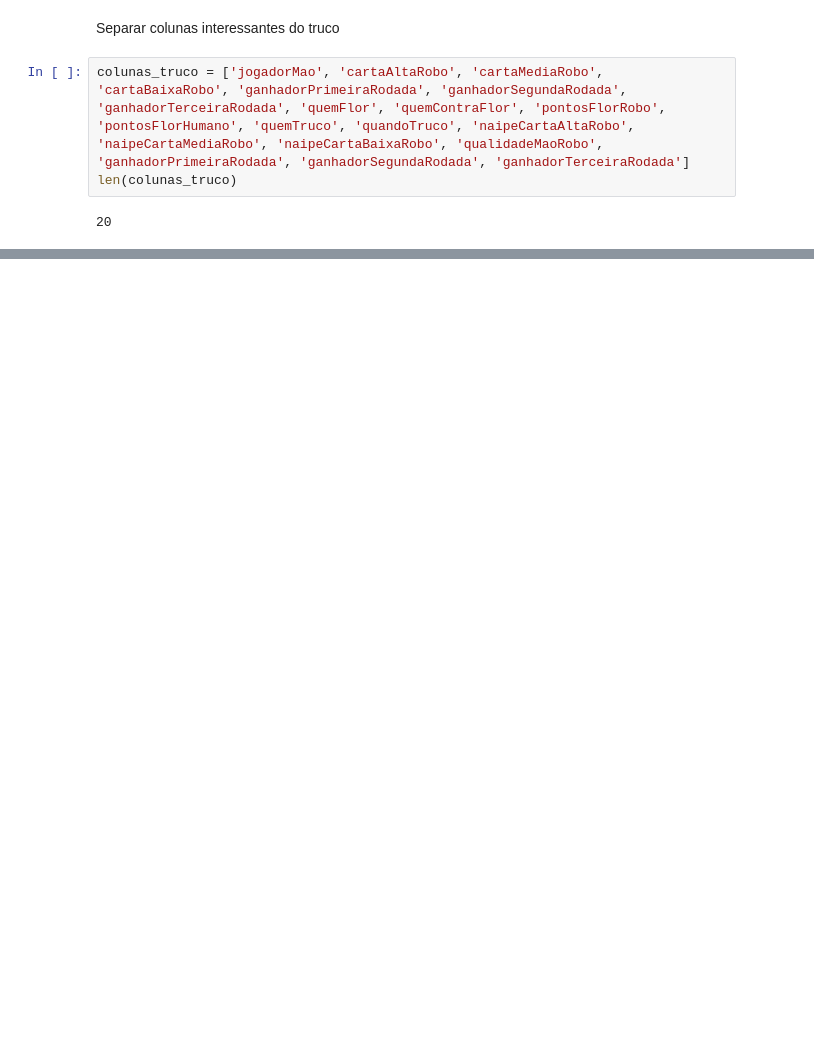
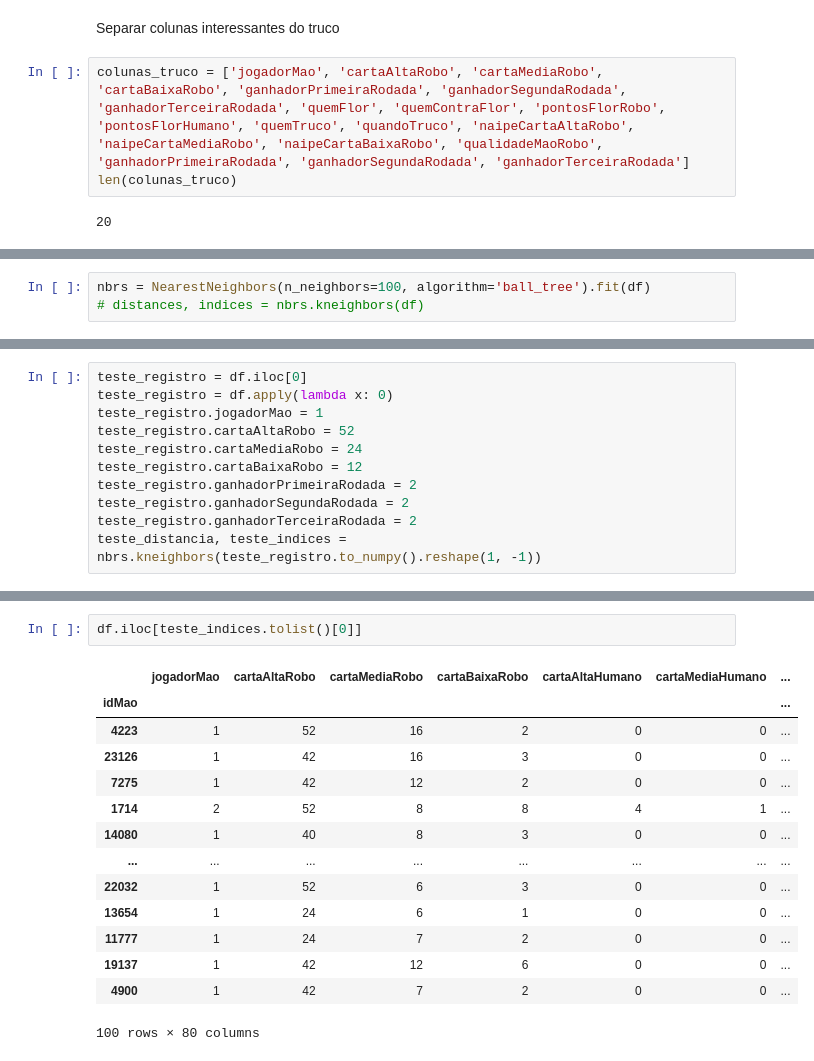
Before and after one commit to fabiodemo/Truco, a Jupyter notebook: cbr.ipynb, the cells around one changed output, grey strips where cells are left out. Cells and saved outputs as stored; diff of their text form; blank space fills up the shorter version.

```diff
--- a/cbr.ipynb
+++ b/cbr.ipynb
@@ -303,0 +312,3 @@ len(colunas_truco)
+# %%
+nbrs = NearestNeighbors(n_neighbors=100, algorithm='ball_tree').fit(df)
+# distances, indices = nbrs.kneighbors(df)
@@ -303,0 +378,11 @@ len(colunas_truco)
+# %%
+teste_registro = df.iloc[0]
+teste_registro = df.apply(lambda x: 0)
+teste_registro.jogadorMao = 1
+teste_registro.cartaAltaRobo = 52
+teste_registro.cartaMediaRobo = 24
+teste_registro.cartaBaixaRobo = 12
+teste_registro.ganhadorPrimeiraRodada = 2
+teste_registro.ganhadorSegundaRodada = 2
+teste_registro.ganhadorTerceiraRodada = 2
+teste_distancia, teste_indices = nbrs.kneighbors(teste_registro.to_numpy().reshape(1, -1))
@@ -303,0 +453,17 @@ len(colunas_truco)
+# %%
+df.iloc[teste_indices.tolist()[0]]
+# %% [output]
+|  | jogadorMao | cartaAltaRobo | cartaMediaRobo | cartaBaixaRobo | cartaAltaHumano | cartaMediaHumano | ... |
+| idMao |  |  |  |  |  |  | ... |
+| 4223 | 1 | 52 | 16 | 2 | 0 | 0 | ... |
+| 23126 | 1 | 42 | 16 | 3 | 0 | 0 | ... |
+| 7275 | 1 | 42 | 12 | 2 | 0 | 0 | ... |
+| 1714 | 2 | 52 | 8 | 8 | 4 | 1 | ... |
+| 14080 | 1 | 40 | 8 | 3 | 0 | 0 | ... |
+| ... | ... | ... | ... | ... | ... | ... | ... |
+| 22032 | 1 | 52 | 6 | 3 | 0 | 0 | ... |
+| 13654 | 1 | 24 | 6 | 1 | 0 | 0 | ... |
+| 11777 | 1 | 24 | 7 | 2 | 0 | 0 | ... |
+| 19137 | 1 | 42 | 12 | 6 | 0 | 0 | ... |
+| 4900 | 1 | 42 | 7 | 2 | 0 | 0 | ... |
+100 rows × 80 columns
```
Also changed, not shown: parts of 47 cells of this notebook, 3 other files.
